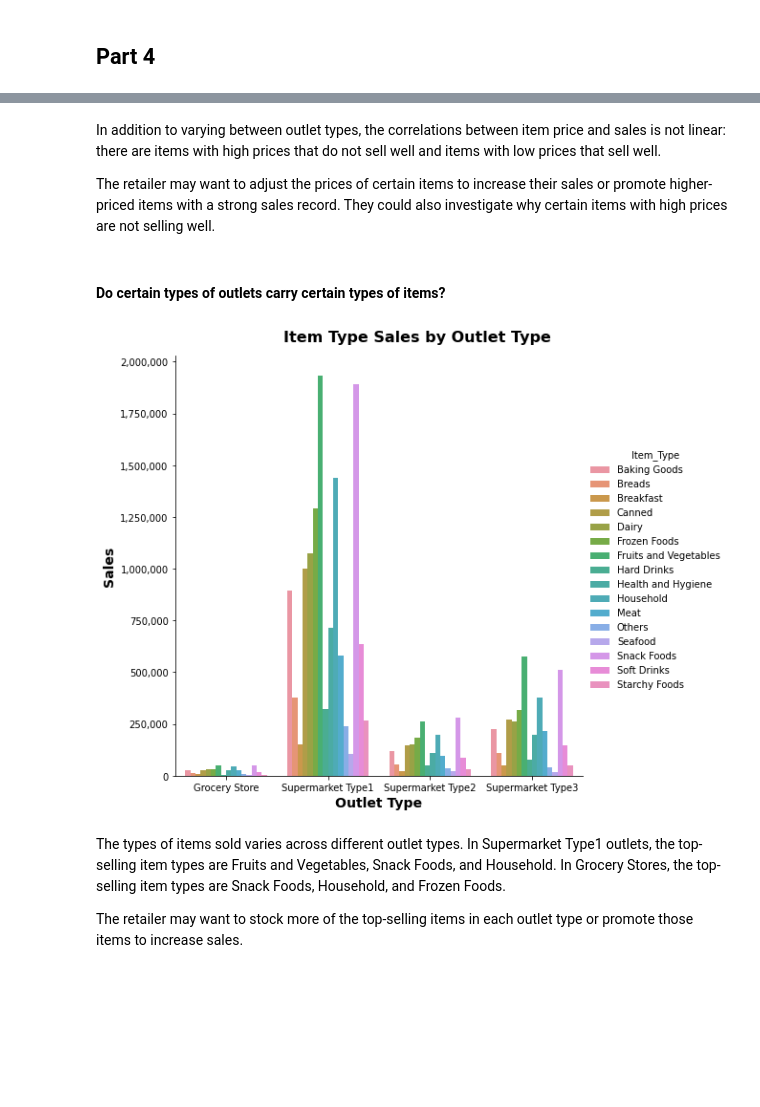
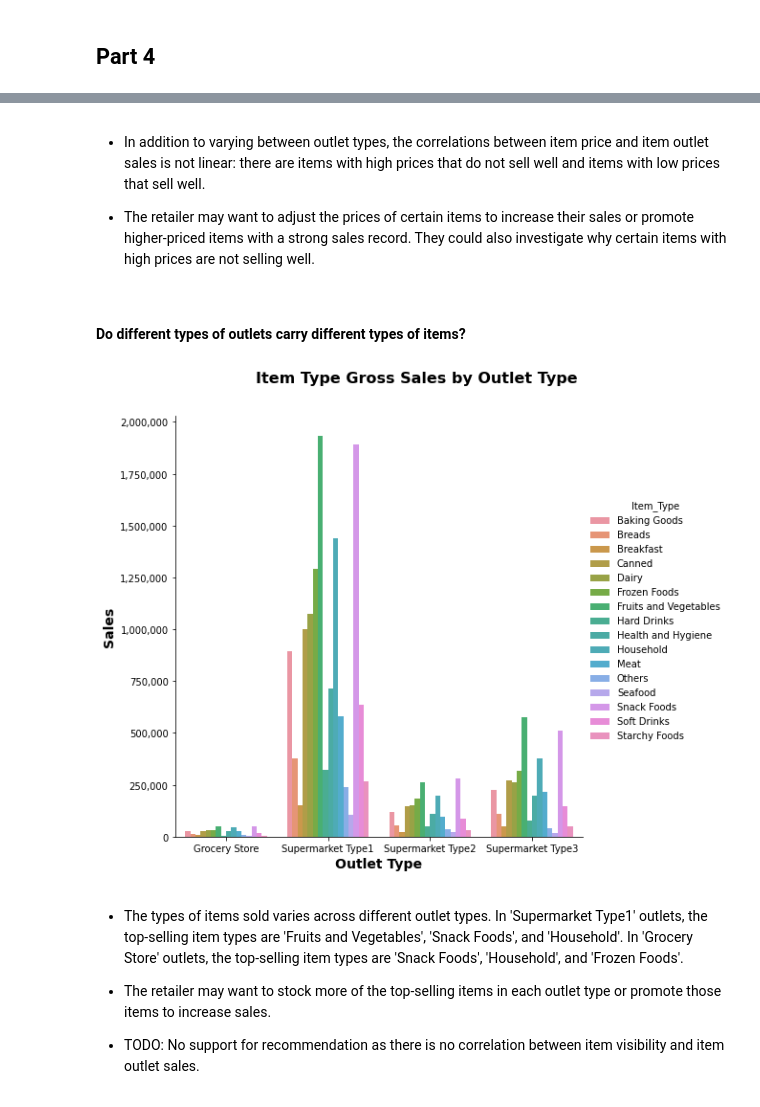
Before and after one commit to osluder/food-sales-predictions, a Jupyter notebook: food-sales-predictions.ipynb, the cells around one changed output, grey strips where cells are left out. Drawn from its saved outputs; the diff is of its cells as text; code cells hidden in the pictures; blank space fills up the shorter version.

```diff
--- a/food-sales-predictions.ipynb
+++ b/food-sales-predictions.ipynb
@@ -812,23 +845,26 @@ plt.show()
 # %% [markdown]
-In addition to varying between outlet types, the correlations between item price and sales is not linear: there are items with high prices that do not sell well and items with low prices that sell well.
+- In addition to varying between outlet types, the correlations between item price and item outlet sales is not linear: there are items with high prices that do not sell well and items with low prices that sell well.
 
-The retailer may want to adjust the prices of certain items to increase their sales or promote higher-priced items with a strong sales record. They could also investigate why certain items with high prices are not selling well.
+- The retailer may want to adjust the prices of certain items to increase their sales or promote higher-priced items with a strong sales record. They could also investigate why certain items with high prices are not selling well.
 # %% [markdown]
-#### Do certain types of outlets carry certain types of items?
+#### Do different types of outlets carry different types of items?
 # %%
 sales_by_outlet_type_item_type = df.groupby(['Outlet_Type', 'Item_Type'])['Item_Outlet_Sales'].sum().reset_index()
 fg = sns.catplot(x='Outlet_Type', y='Item_Outlet_Sales',
                  data=sales_by_outlet_type_item_type,
                  hue='Item_Type',
                  kind='bar',
                  height=7)
 plt.gca().yaxis.set_major_formatter(StrMethodFormatter('{x:,.0f}'))
-fg.set_axis_labels("Outlet Type", "Sales", font={'size': 14, 'weight': 'bold'})
-fg.fig.suptitle('Item Type Sales by Outlet Type', fontsize=16, fontweight='bold', y=1.01)
+fg.set_axis_labels('Outlet Type', 'Sales', font={'size': 14, 'weight': 'bold'})
+fg.fig.suptitle('Item Type Gross Sales by Outlet Type',
+                fontsize=16, fontweight='bold', y=1.05)
 plt.show()
 # %% [output]
-[figure, old version]
+[figure, new version]
 # %% [markdown]
-The types of items sold varies across different outlet types. In Supermarket Type1 outlets, the top-selling item types are Fruits and Vegetables, Snack Foods, and Household. In Grocery Stores, the top-selling item types are Snack Foods, Household, and Frozen Foods.
+- The types of items sold varies across different outlet types. In 'Supermarket Type1' outlets, the top-selling item types are 'Fruits and Vegetables', 'Snack Foods', and 'Household'. In 'Grocery Store' outlets, the top-selling item types are 'Snack Foods', 'Household', and 'Frozen Foods'.
 
-The retailer may want to stock more of the top-selling items in each outlet type or promote those items to increase sales.
+- The retailer may want to stock more of the top-selling items in each outlet type or promote those items to increase sales.
+
+- TODO: No support for recommendation as there is no correlation between item visibility and item outlet sales.
```
Also changed, not shown: parts of 31 cells of this notebook.
